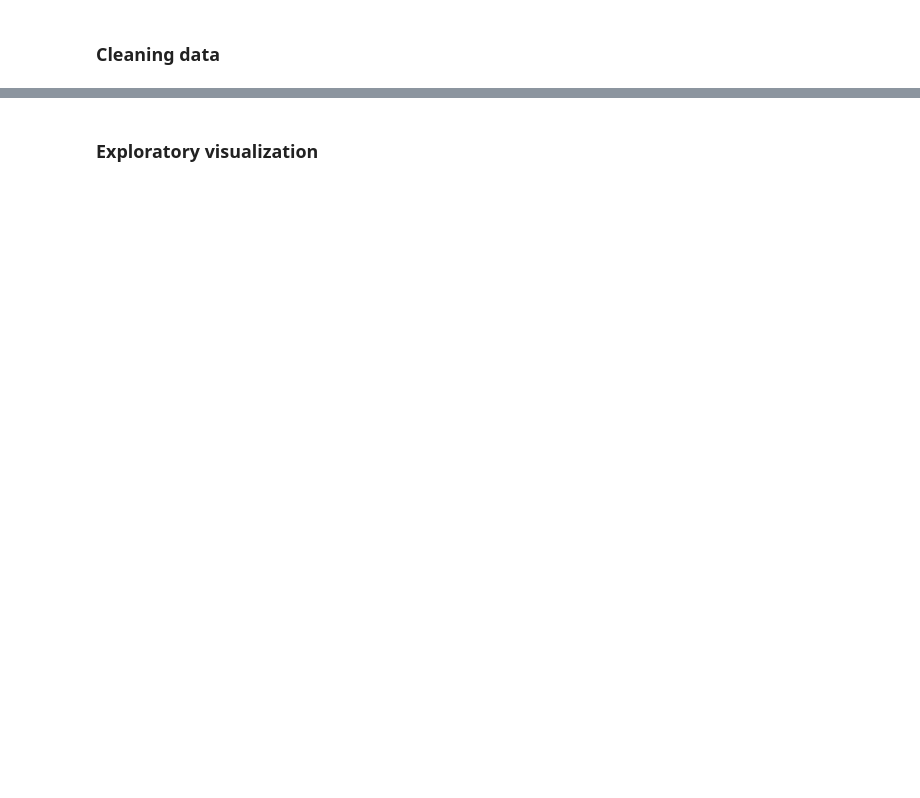
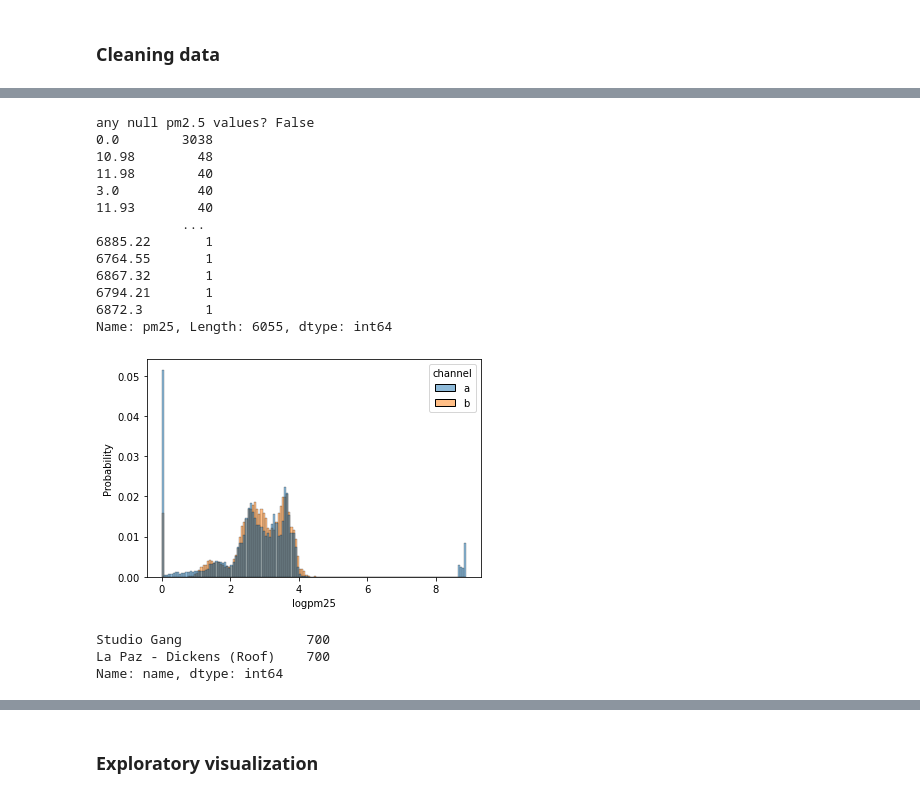
Before and after one commit to code-312/Air-Quality, a Jupyter notebook: notebooks/spatial_variation.ipynb, the cells around one changed output, grey strips where cells are left out. Drawn from its saved outputs; the diff is of its cells as text; code cells hidden in the pictures; blank space fills up the shorter version.

```diff
--- a/notebooks/spatial_variation.ipynb
+++ b/notebooks/spatial_variation.ipynb
@@ -46,0 +50,27 @@ Name: name, dtype: int64
+# %%
+print(f'any null pm2.5 values? {df["pm25"].isnull().any()}')
+print(df['pm25'].value_counts())
+df['logpm25'] = df['pm25'].apply(np.log1p)
+sns.histplot(data = df, x = 'logpm25', stat = 'probability', hue = 'channel');
+# %% [output]
+any null pm2.5 values? False
+0.0        3038
+10.98        48
+11.98        40
+3.0          40
+11.93        40
+           ...
+6885.22       1
+6764.55       1
+6867.32       1
+6794.21       1
+6872.3        1
+Name: pm25, Length: 6055, dtype: int64
+[figure, added]
+# %%
+df_ch_a_missing = df[df['channel'] == 'a'][df[df['channel'] == 'a'].isnull().any(axis = 1)]
+df_ch_a_missing['name'].value_counts()
+# %% [output]
+Studio Gang                700
+La Paz - Dickens (Roof)    700
+Name: name, dtype: int64
```
Also changed, not shown: parts of 20 cells of this notebook.
